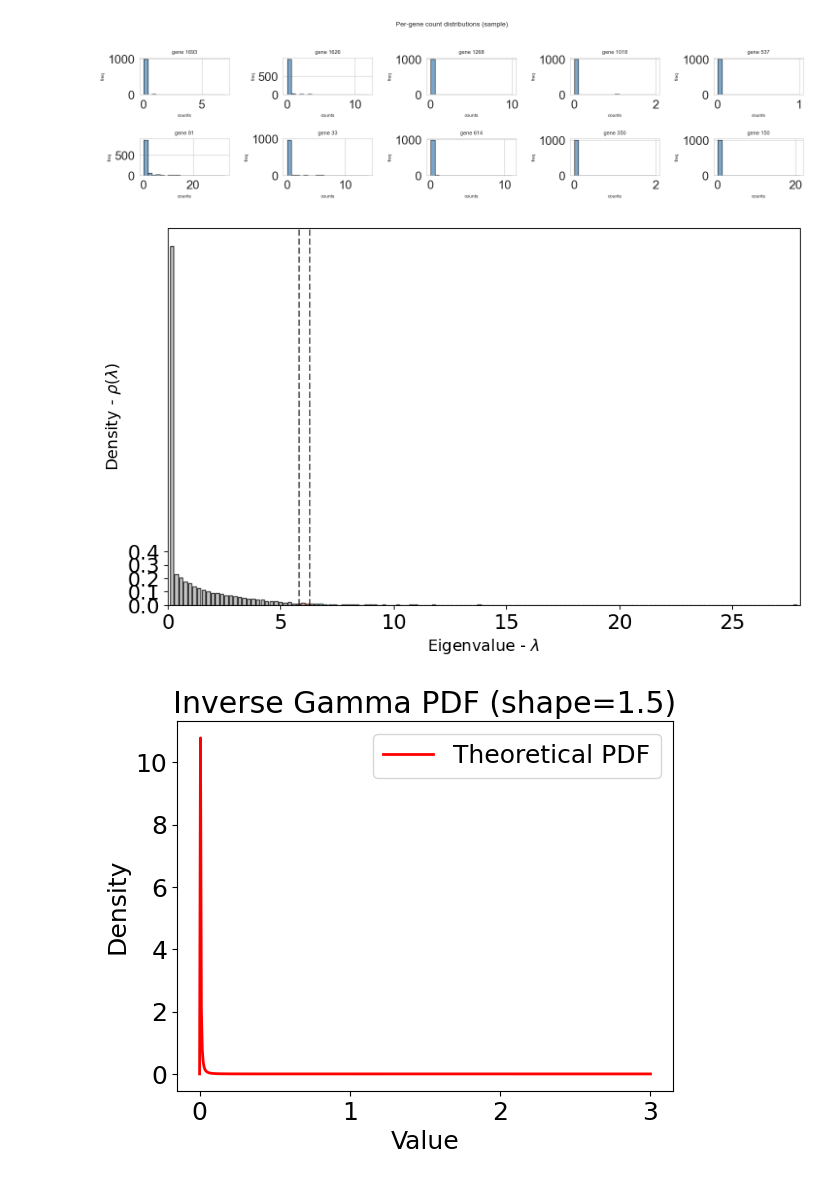
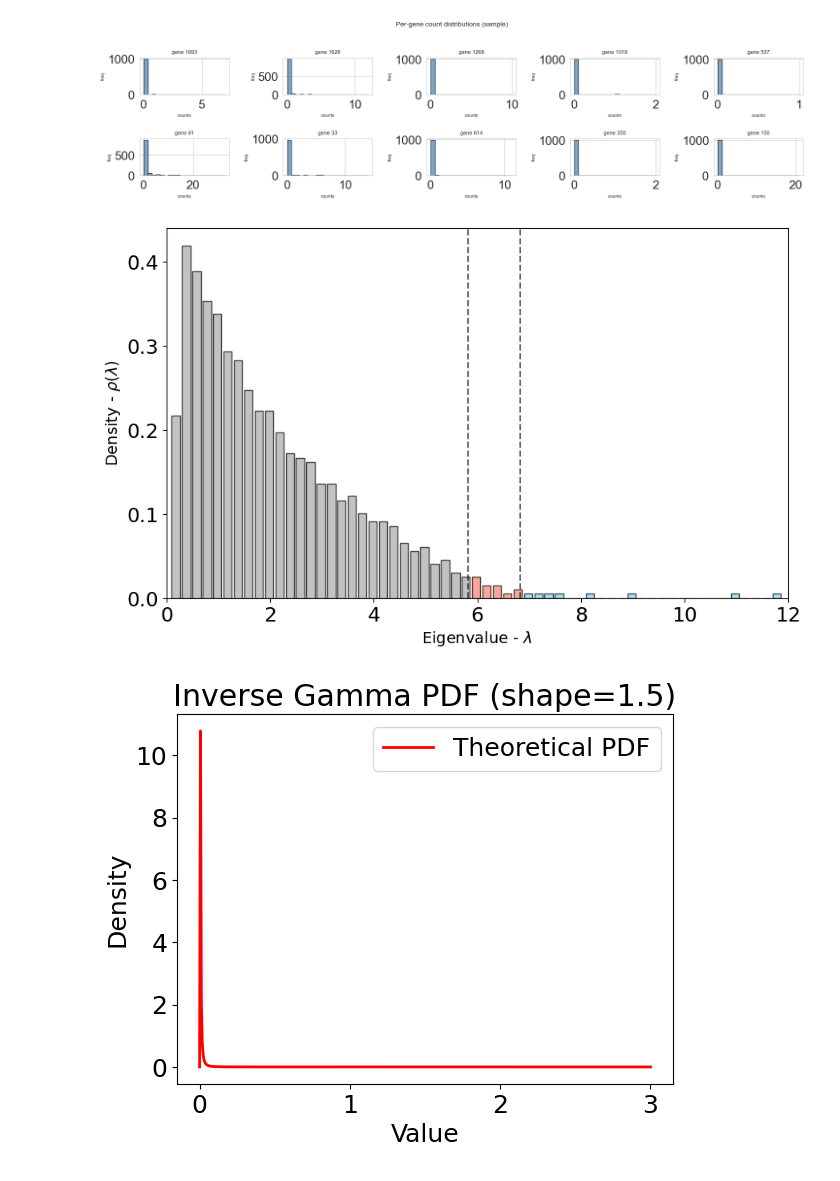
Before and after one commit to alongutf/manuscript_reviews, a Jupyter notebook: scripts/simulated_data.ipynb, the cells around one changed output. Saved outputs shown, nothing was run; the diff lists cells and outputs as text; code cells hidden in the pictures.

Commit message:
updated figure2

```diff
--- a/scripts/simulated_data.ipynb
+++ b/scripts/simulated_data.ipynb
@@ -27,13 +27,13 @@ n_genes = 2000
 rho = 0.95
 sigma = generate_gram_hub_matrix(n_genes, rho, 1.5, 0.2, seed=31)
 # %%
-true_counts, observed_counts = simulate_scRNA_data(n_genes=n_genes, sigma=sigma, dropout_rate=1)
+true_counts, observed_counts = simulate_scRNA_data(n_genes=n_genes, sigma=sigma, dropout_rate=0.5)
 
 pcs, pcs1, zero_frac = get_eig_dist(observed_counts, norm=True, log=False, norm_sum=100)
 print(observed_counts.shape)
 plot_eig_dist(pcs, pcs1, observed_counts.shape[0], 12, 0.35, 80)
 print(f'max ev: {np.max(pcs):.3f},  above scramble threshold: {sum(pcs > np.max(pcs1))}')
 print(f'max scrambled ev: {np.max(pcs1):.3f}')
-print(f'zero fraction: {zero_frac:.3f}')
+print(f'non-zero fraction: {zero_frac:.3f}')
 plt.show()
 # %% [output]
@@ -69,14 +71,15 @@ validation_results = run_validation(true_counts, observed_counts, sigma)
 # %%
 import numpy as np
 import matplotlib.pyplot as plt
-
+import os
+[pcs,pcs1] = np.load(os.path.join('..','ev_data','simulated_pcs.npy'))
 # 1. Generate data
-data1 = pcs
-data2 = pcs1
-
+data1 = pcs[pcs>0]
+data2 = pcs1[pcs1>0]
+bin_width = 0.2
 x1 = (1+np.sqrt(2))**2 #MP limit
 x2 = np.max(pcs1)
-bin_width = 0.2
+
 all_data = np.concatenate([data1, data2])
 bin_edges = np.arange(min(all_data), max(all_data) + bin_width, bin_width)
 
@@ -85,34 +88,34 @@ fig, ax = plt.subplots(figsize=(10, 6))
 # 2. Plot Dataset 1 (making bars slightly thinner than the bin width)
 n1, bins1, patches1 = ax.hist(data1, bins=bin_edges, width=bin_width*0.8, align='right',
                               edgecolor='black',color='#d9d9d9', alpha=0.7, density=True)
 
 # 3. Plot Dataset 2 (shifting its bin edges forward so they sit side-by-side/overlap)
 #n2, bins2, patches2 = ax.hist(data2, bins=bin_edges + (bin_width * 0.5), width=bin_width * 0.5,
 #                              edgecolor='black', color='#737373', alpha=0.7, label='Dataset 2')
 
 # 4. Color Dataset 1 (Standard solid colors)
 for patch in patches1:
     bin_x = patch.get_x()
     if bin_x < x1:
         patch.set_facecolor('darkgray')
     elif x1 <= bin_x < x2:
         patch.set_facecolor('salmon')
     else:
         patch.set_facecolor('skyblue')
 
 
 # 6. Add thresholds and layout elements
 ax.axvline(x1, color='k', linestyle='--', alpha=0.6)
 ax.axvline(x2, color='k', linestyle='--', alpha=0.6)
 
 ax.set_xlabel(r"Eigenvalue - $\lambda$", fontsize=14)
 ax.set_ylabel(r"Density - $\rho(\lambda)$", fontsize=14)
 ax.set_yticks([0,0.1,0.2,0.3,0.4])
 ax.grid(False)
 ax.set_xlim([bin_edges[0], bin_edges[-1]+bin_width])
 plt.show()
 # %% [output]
-[figure, old version]
+[figure, new version]
 # %%
 import numpy as np
 import matplotlib.pyplot as plt
```
Also changed, not shown: parts of 2 cells of this notebook, 8 other files.
